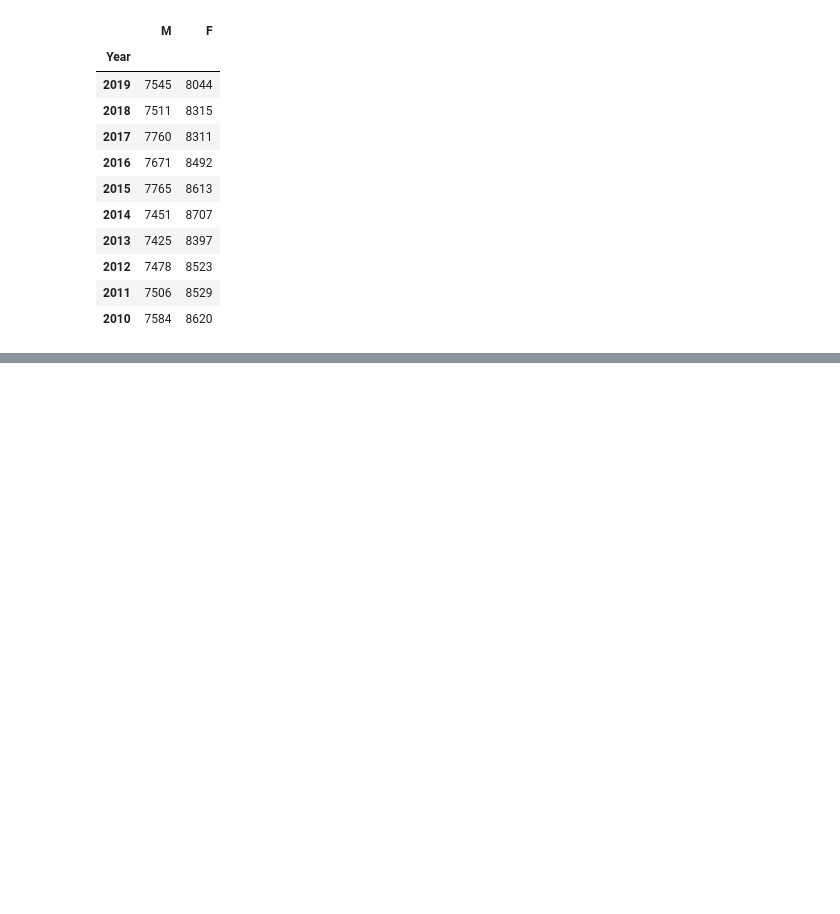
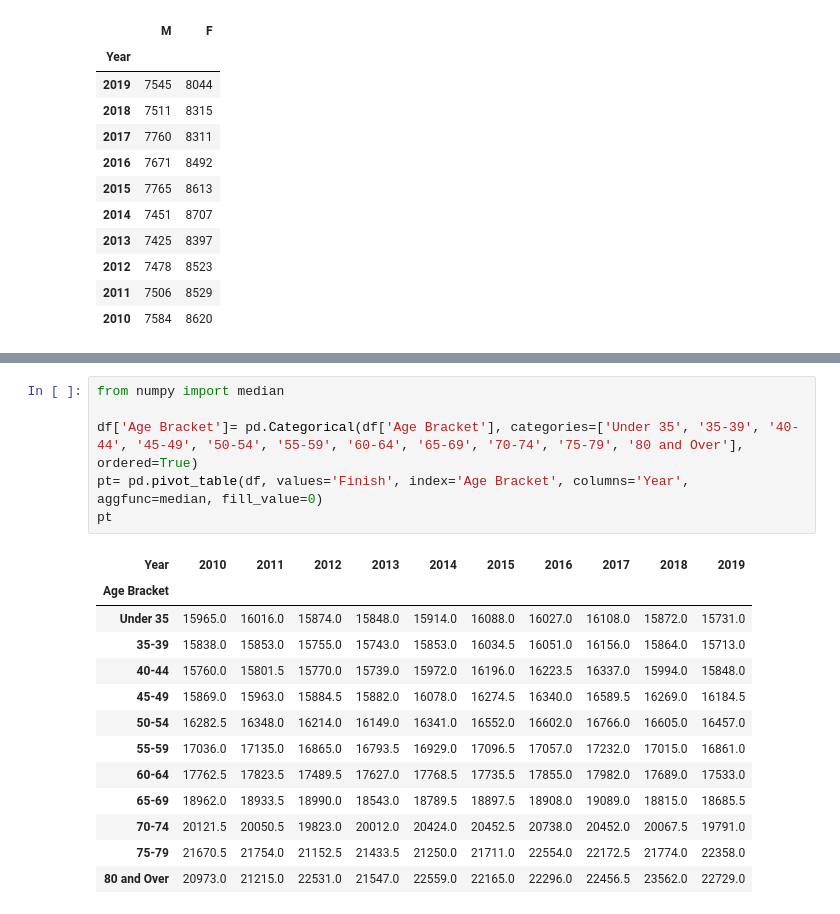
Before and after one commit to vitistatyagi/Marathon_EDA, a Jupyter notebook: marathon.ipynb, the cells around one changed output, grey strips where cells are left out. Saved outputs shown, nothing was run; the diff lists cells and outputs as text; blank space fills up the shorter version.

```diff
--- a/marathon.ipynb
+++ b/marathon.ipynb
@@ -225,0 +242,20 @@ yearly.sort_values(by='Year', ascending=False)
+# %%
+from numpy import median
+
+df['Age Bracket']= pd.Categorical(df['Age Bracket'], categories=['Under 35', '35-39', '40-44', '45-49', '50-54', '55-59', '60-64', '65-69', '70-74', '75-79', '80 and Over'], ordered=True)
+pt= pd.pivot_table(df, values='Finish', index='Age Bracket', columns='Year', aggfunc=median, fill_value=0)
+pt
+# %% [output]
+| Year | 2010 | 2011 | 2012 | 2013 | 2014 | 2015 | 2016 | 2017 | 2018 | 2019 |
+| Age Bracket |  |  |  |  |  |  |  |  |  |  |
+| Under 35 | 15965.0 | 16016.0 | 15874.0 | 15848.0 | 15914.0 | 16088.0 | 16027.0 | 16108.0 | 15872.0 | 15731.0 |
+| 35-39 | 15838.0 | 15853.0 | 15755.0 | 15743.0 | 15853.0 | 16034.5 | 16051.0 | 16156.0 | 15864.0 | 15713.0 |
+| 40-44 | 15760.0 | 15801.5 | 15770.0 | 15739.0 | 15972.0 | 16196.0 | 16223.5 | 16337.0 | 15994.0 | 15848.0 |
+| 45-49 | 15869.0 | 15963.0 | 15884.5 | 15882.0 | 16078.0 | 16274.5 | 16340.0 | 16589.5 | 16269.0 | 16184.5 |
+| 50-54 | 16282.5 | 16348.0 | 16214.0 | 16149.0 | 16341.0 | 16552.0 | 16602.0 | 16766.0 | 16605.0 | 16457.0 |
+| 55-59 | 17036.0 | 17135.0 | 16865.0 | 16793.5 | 16929.0 | 17096.5 | 17057.0 | 17232.0 | 17015.0 | 16861.0 |
+| 60-64 | 17762.5 | 17823.5 | 17489.5 | 17627.0 | 17768.5 | 17735.5 | 17855.0 | 17982.0 | 17689.0 | 17533.0 |
+| 65-69 | 18962.0 | 18933.5 | 18990.0 | 18543.0 | 18789.5 | 18897.5 | 18908.0 | 19089.0 | 18815.0 | 18685.5 |
+| 70-74 | 20121.5 | 20050.5 | 19823.0 | 20012.0 | 20424.0 | 20452.5 | 20738.0 | 20452.0 | 20067.5 | 19791.0 |
+| 75-79 | 21670.5 | 21754.0 | 21152.5 | 21433.5 | 21250.0 | 21711.0 | 22554.0 | 22172.5 | 21774.0 | 22358.0 |
+| 80 and Over | 20973.0 | 21215.0 | 22531.0 | 21547.0 | 22559.0 | 22165.0 | 22296.0 | 22456.5 | 23562.0 | 22729.0 |
```
Also changed, not shown: parts of 4 cells of this notebook, 1 other file.
